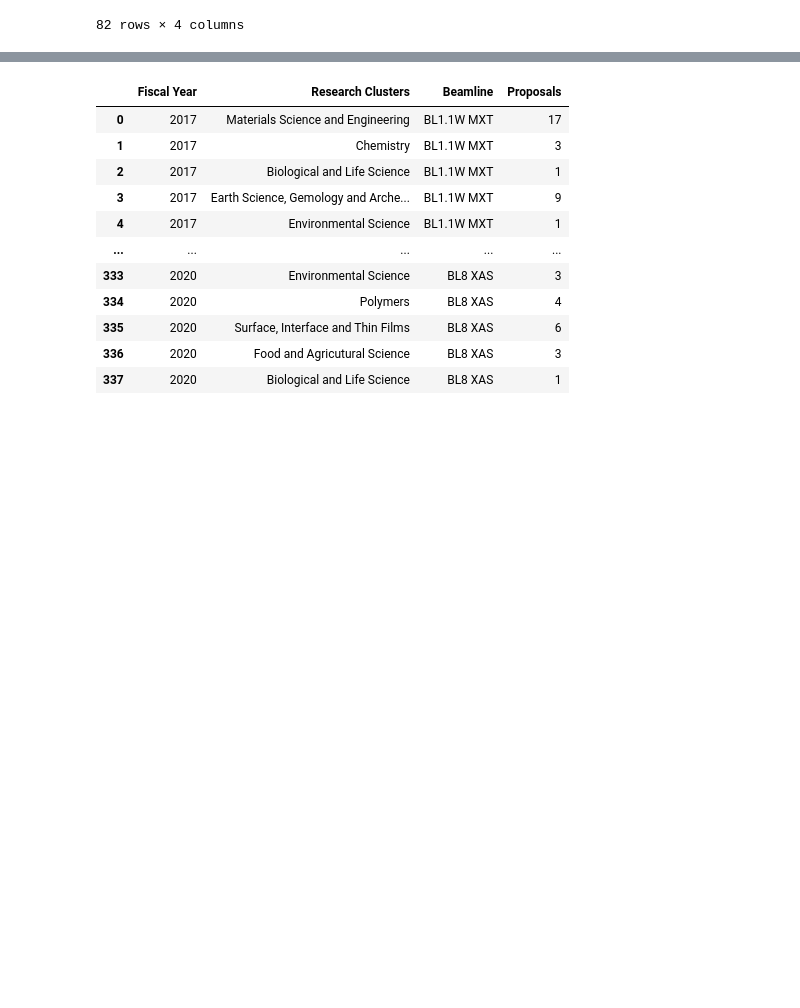
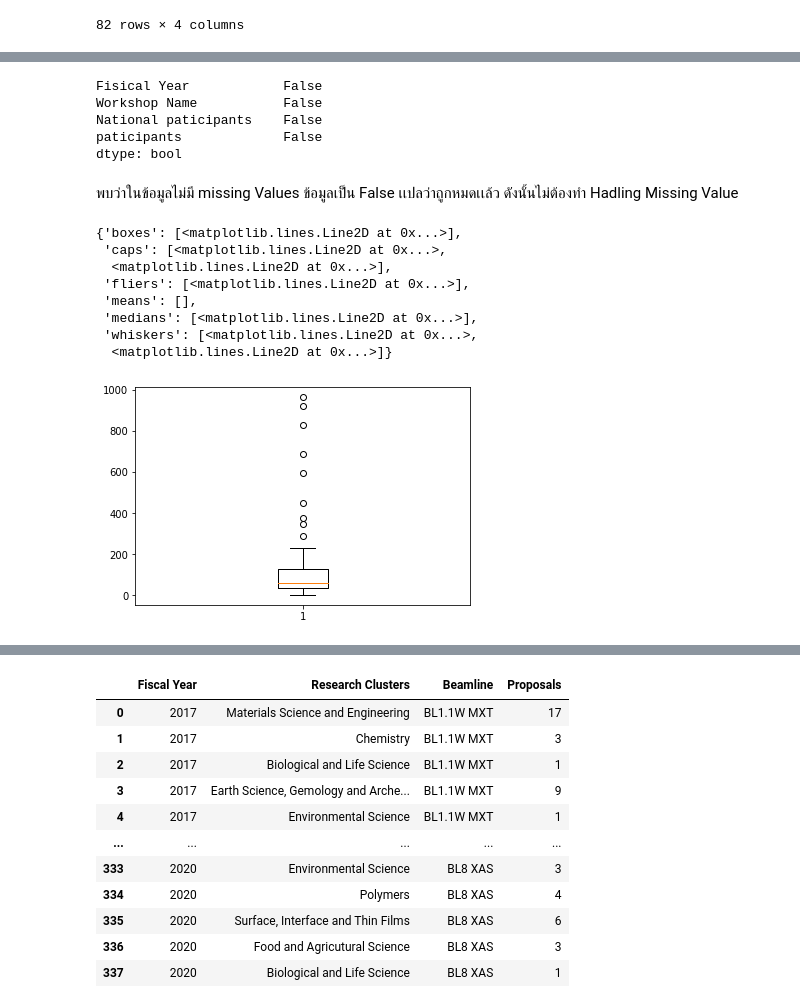
Before and after one commit to kittikhun62/DWDM21, a Jupyter notebook: project.ipynb, the cells around one changed output, grey strips where cells are left out. Drawn from its saved outputs; the diff is of its cells as text; code cells hidden in the pictures; blank space fills up the shorter version.

```diff
--- a/project.ipynb
+++ b/project.ipynb
@@ -234,0 +107,23 @@ data1
+# %%
+data.isnull().any()
+# %% [output]
+Fisical Year            False
+Workshop Name           False
+National paticipants    False
+paticipants             False
+dtype: bool
+# %% [markdown]
+พบว่าในข้อมูลไม่มี missing Values ข้อมูลเป็น False เเปลว่าถูกหมดเเล้ว ดังนั้นไม่ต้องทำ Hadling Missing Value
+# %%
+###ลองทำ Hadling Missing Value
+plt.boxplot(data['paticipants'].dropna())
+# %% [output]
+{'boxes': [<matplotlib.lines.Line2D at 0x...>],
+ 'caps': [<matplotlib.lines.Line2D at 0x...>,
+  <matplotlib.lines.Line2D at 0x...>],
+ 'fliers': [<matplotlib.lines.Line2D at 0x...>],
+ 'means': [],
+ 'medians': [<matplotlib.lines.Line2D at 0x...>],
+ 'whiskers': [<matplotlib.lines.Line2D at 0x...>,
+  <matplotlib.lines.Line2D at 0x...>]}
+[figure, added]
```
Also changed, not shown: parts of 55 cells of this notebook.
